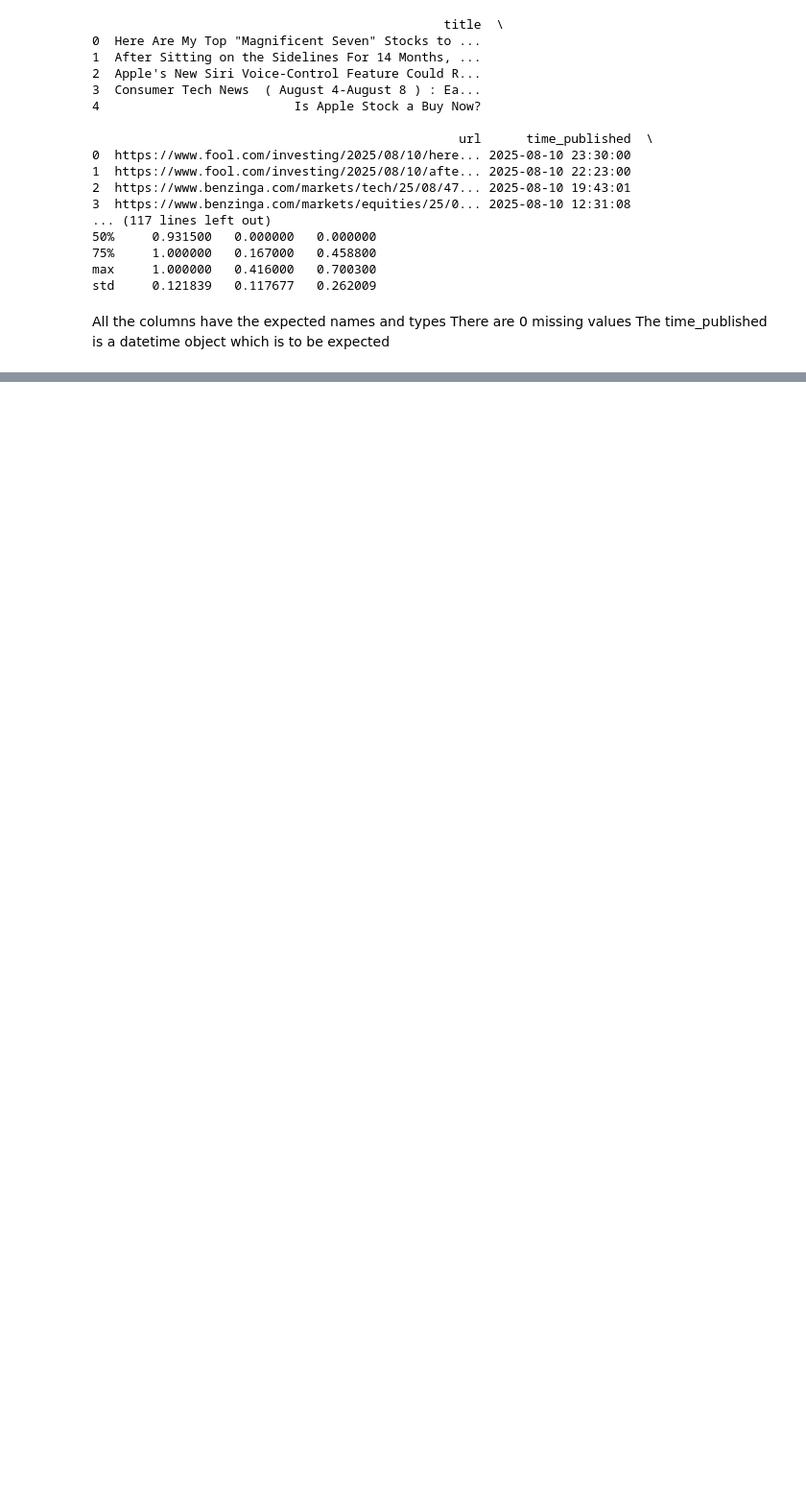
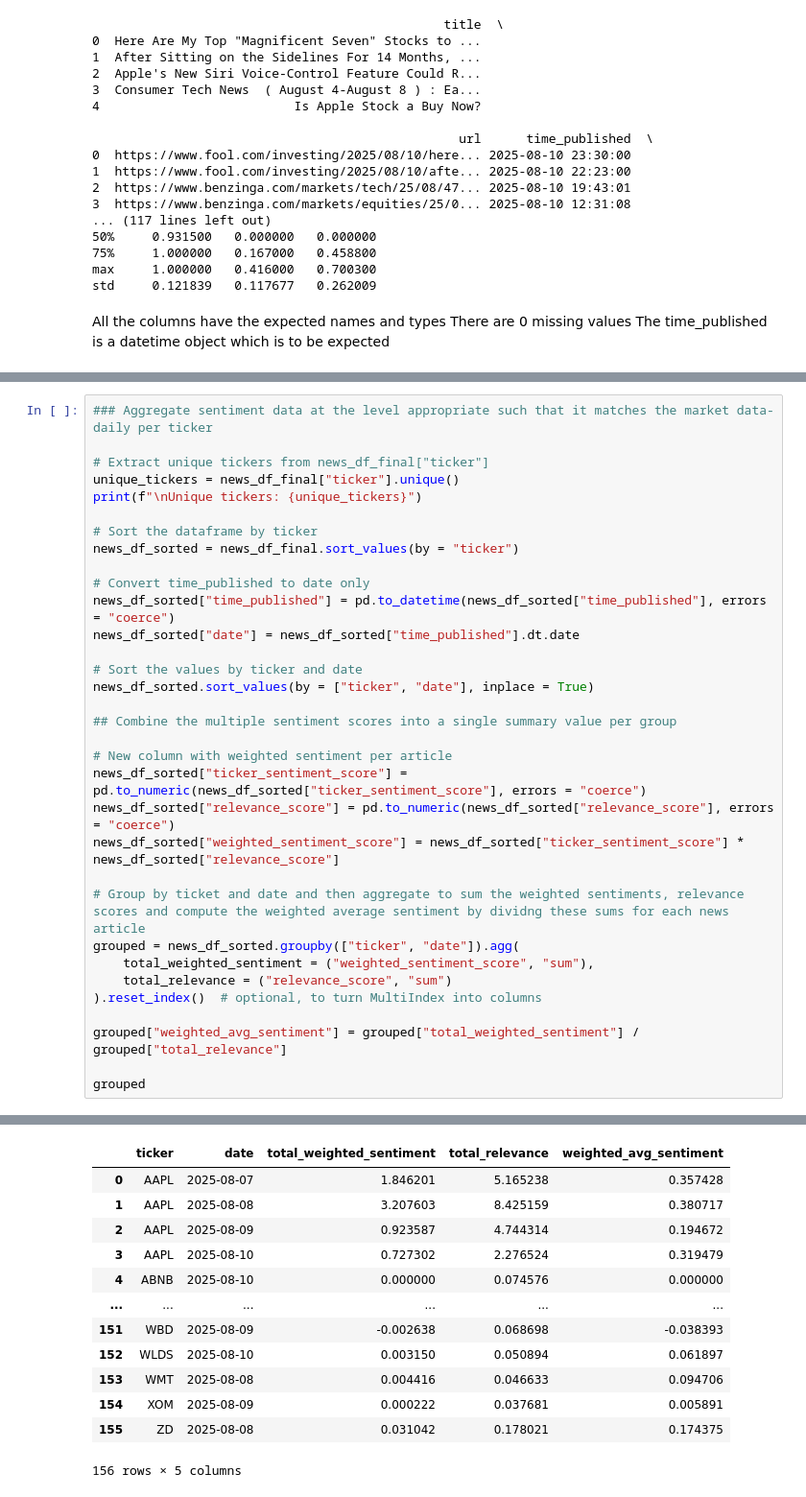
Before and after one commit to LydiaLCh/sentiment-model-quant, a Jupyter notebook: notebooks/02_sentiment_modeling.ipynb, the cells around one changed output, grey strips where cells are left out. Shown at 96% size. Cells and saved outputs as stored; diff of their text form; blank space fills up the shorter version.

Commit message:
Aggregate sentiment data at the day level to make sure it matches the market data

```diff
--- a/notebooks/02_sentiment_modeling.ipynb
+++ b/notebooks/02_sentiment_modeling.ipynb
@@ -185,3 +185,37 @@ news_df_final
 | 282 | Stock Market News for Aug 7, 2025 | https://www.zacks.com/stock/news/... | 2025-08-07 13:15:00 | [Zacks Equity Research] | U.S. stocks ended higher on Wedne... | https://staticx-tuner.zacks.com/i... | Zacks Commentary | www.zacks.com | [{'topic': 'Financial Markets', '... | ... |
 | 283 | Stock Market News for Aug 7, 2025 | https://www.zacks.com/stock/news/... | 2025-08-07 13:15:00 | [Zacks Equity Research] | U.S. stocks ended higher on Wedne... | https://staticx-tuner.zacks.com/i... | Zacks Commentary | www.zacks.com | [{'topic': 'Financial Markets', '... | ... |
 284 rows × 19 columns
+# %%
+### Aggregate sentiment data at the level appropriate such that it matches the market data- daily per ticker
+
+# Extract unique tickers from news_df_final["ticker"]
+unique_tickers = news_df_final["ticker"].unique()
+print(f"\nUnique tickers: {unique_tickers}")
+
+# Sort the dataframe by ticker
+news_df_sorted = news_df_final.sort_values(by = "ticker")
+
+# Convert time_published to date only
+news_df_sorted["time_published"] = pd.to_datetime(news_df_sorted["time_published"], errors = "coerce")
+news_df_sorted["date"] = news_df_sorted["time_published"].dt.date
+
+# Sort the values by ticker and date
+news_df_sorted.sort_values(by = ["ticker", "date"], inplace = True)
+
+## Combine the multiple sentiment scores into a single summary value per group
+
+# New column with weighted sentiment per article
+news_df_sorted["ticker_sentiment_score"] = pd.to_numeric(news_df_sorted["ticker_sentiment_score"], errors = "coerce")
+news_df_sorted["relevance_score"] = pd.to_numeric(news_df_sorted["relevance_score"], errors = "coerce")
+news_df_sorted["weighted_sentiment_score"] = news_df_sorted["ticker_sentiment_score"] * news_df_sorted["relevance_score"]
+
+# Group by ticket and date and then aggregate to sum the weighted sentiments, relevance scores and compute the weighted average sentiment by dividng these sums for each news article
+grouped = news_df_sorted.groupby(["ticker", "date"]).agg(
+    total_weighted_sentiment = ("weighted_sentiment_score", "sum"),
+    total_relevance = ("relevance_score", "sum")
+).reset_index()  # optional, to turn MultiIndex into columns
+
+grouped["weighted_avg_sentiment"] = grouped["total_weighted_sentiment"] / grouped["total_relevance"]
+
+grouped
+# %% [output]
@@ -187,0 +232,13 @@ news_df_final
+|  | ticker | date | total_weighted_sentiment | total_relevance | weighted_avg_sentiment |
+| 0 | AAPL | 2025-08-07 | 1.846201 | 5.165238 | 0.357428 |
+| 1 | AAPL | 2025-08-08 | 3.207603 | 8.425159 | 0.380717 |
+| 2 | AAPL | 2025-08-09 | 0.923587 | 4.744314 | 0.194672 |
+| 3 | AAPL | 2025-08-10 | 0.727302 | 2.276524 | 0.319479 |
+| 4 | ABNB | 2025-08-10 | 0.000000 | 0.074576 | 0.000000 |
+| ... | ... | ... | ... | ... | ... |
+| 151 | WBD | 2025-08-09 | -0.002638 | 0.068698 | -0.038393 |
+| 152 | WLDS | 2025-08-10 | 0.003150 | 0.050894 | 0.061897 |
+| 153 | WMT | 2025-08-08 | 0.004416 | 0.046633 | 0.094706 |
+| 154 | XOM | 2025-08-09 | 0.000222 | 0.037681 | 0.005891 |
+| 155 | ZD | 2025-08-08 | 0.031042 | 0.178021 | 0.174375 |
+156 rows × 5 columns
```
Also changed, not shown: parts of 2 cells of this notebook, 4 other files.
